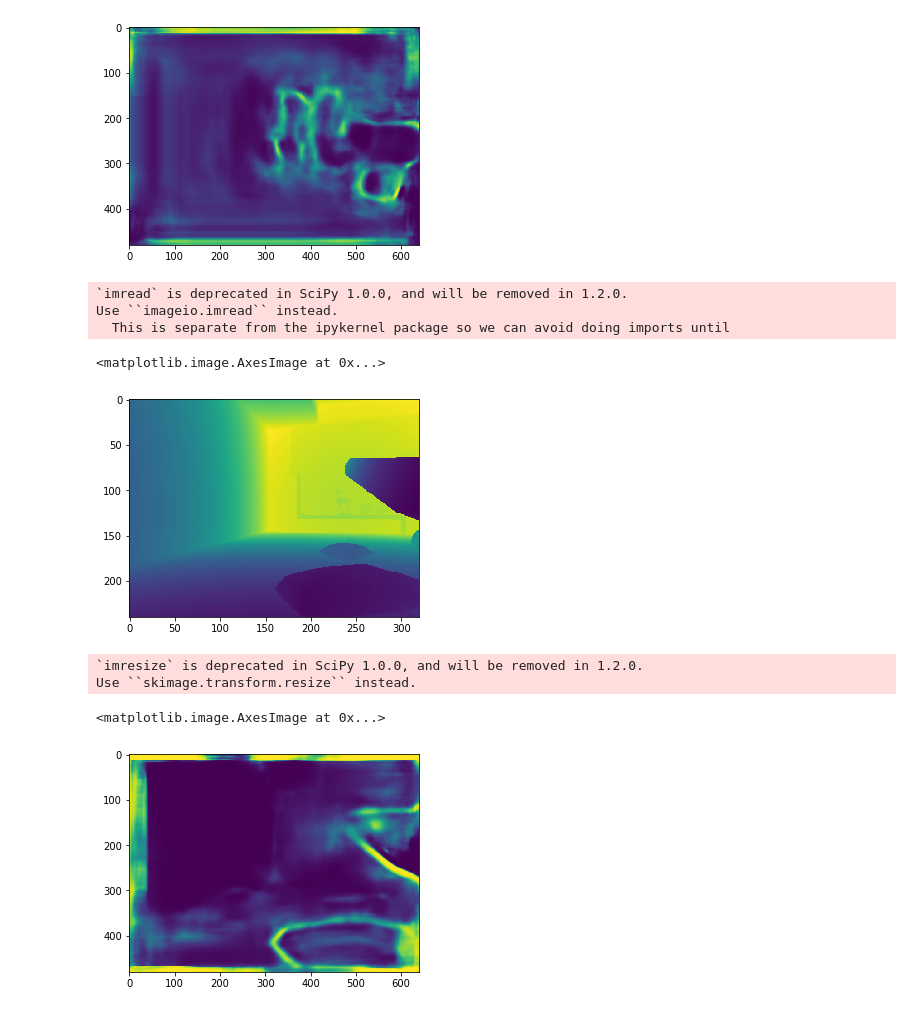
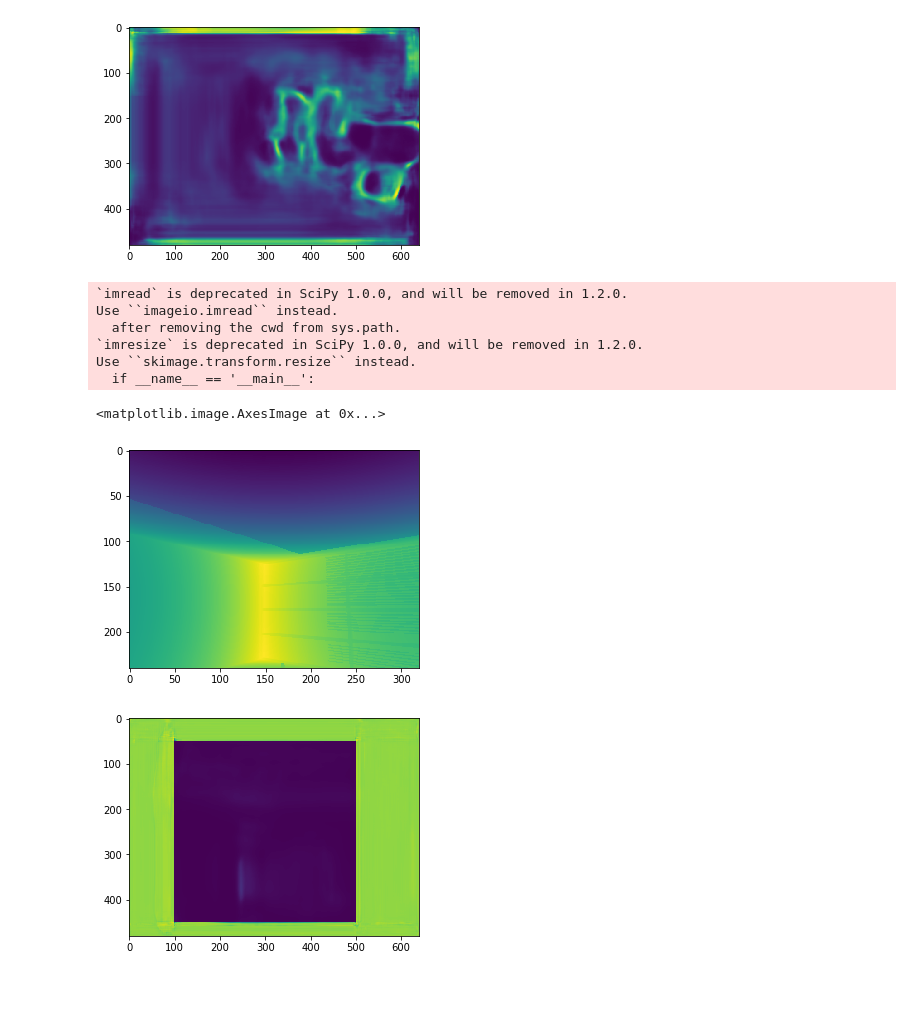
Before and after one commit to RobotLocomotion/spartan, a Jupyter notebook: src/DepthSim/python/notebooks/pixel-wise-cnnRes.ipynb, the cells around one changed output. Drawn from its saved outputs; the diff is of its cells as text; code cells hidden in the pictures.

```diff
--- a/src/DepthSim/python/notebooks/pixel-wise-cnnRes.ipynb
+++ b/src/DepthSim/python/notebooks/pixel-wise-cnnRes.ipynb
@@ -753,29 +899,27 @@ plt.imshow(np.reshape(pred,(480,640)))
 <matplotlib.image.AxesImage at 0x...>
 [figure]
 # %%
-path  = "/media/drc/DATA/train/0/42/depth/"
+num = np.random.randint(999)
+path  = "/media/drc/DATA/train/0/"+str(num)+"/depth/"
 img_path = path+np.random.choice(os.listdir(path))
 im = misc.imread(img_path)
+%matplotlib inline
+plt.figure()
+plt.imshow(im)
+plt.figure()
+im = misc.imresize(im,(480,640))/255.
+pred = autoencoder.predict_on_batch(np.reshape(im,(1,480,640,1)))
+plt.imshow(np.reshape(pred,(480,640)))
 # %% [output]
 `imread` is deprecated in SciPy 1.0.0, and will be removed in 1.2.0.
 Use ``imageio.imread`` instead.
-  This is separate from the ipykernel package so we can avoid doing imports until
+  after removing the cwd from sys.path.
+`imresize` is deprecated in SciPy 1.0.0, and will be removed in 1.2.0.
+Use ``skimage.transform.resize`` instead.
+  if __name__ == '__main__':
+<matplotlib.image.AxesImage at 0x...>
+[figure, added]
+[figure, added]
-# %%
-%matplotlib inline
-plt.imshow(im)
-# %% [output]
-<matplotlib.image.AxesImage at 0x...>
-[figure, removed]
-# %%
-%matplotlib inline
-im = misc.imresize(im,(480,640))/255.
-pred = autoencoder.predict_on_batch(np.reshape(im,(1,480,640,1)))
-plt.imshow(np.reshape(pred,(480,640)))
-# %% [output]
-`imresize` is deprecated in SciPy 1.0.0, and will be removed in 1.2.0.
-Use ``skimage.transform.resize`` instead.
-<matplotlib.image.AxesImage at 0x...>
-[figure, removed]
 # %%
 %matplotlib inline
 img = np.reshape(X_Test[0],(480,640))
```
Also changed, not shown: parts of 26 cells of this notebook, 3 other files.
